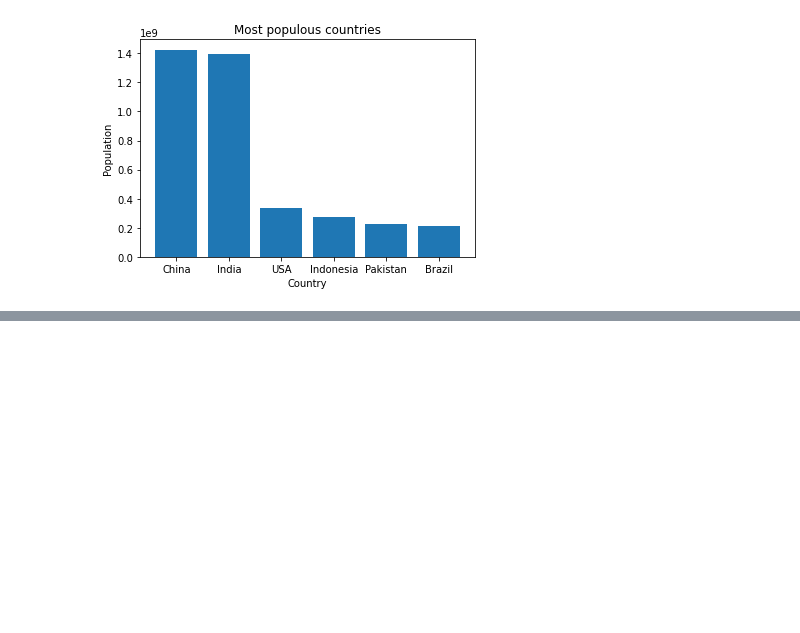
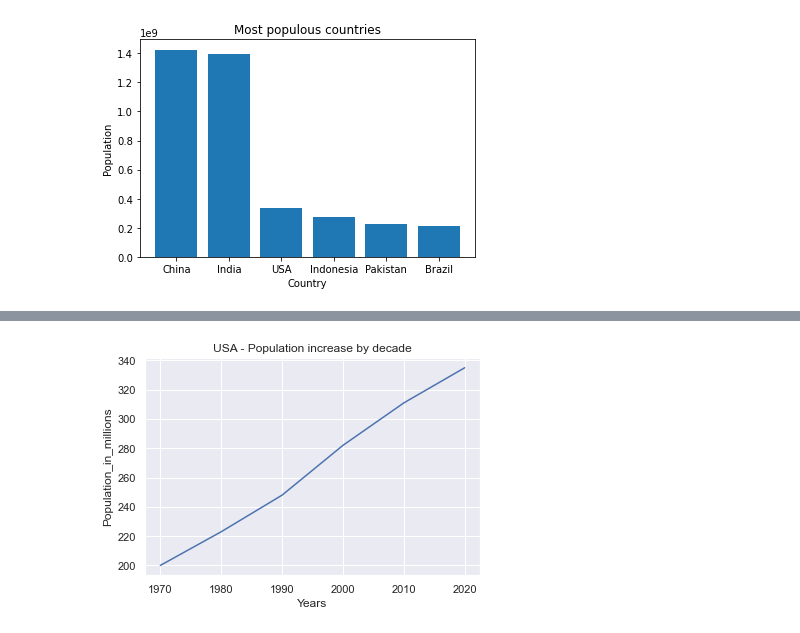
Before and after one commit to martincusack979/PFDA-project, a Jupyter notebook: PFDA Project.ipynb, the cells around one changed output, grey strips where cells are left out. Cells and saved outputs as stored; diff of their text form; code cells hidden in the pictures; blank space fills up the shorter version.

```diff
--- a/PFDA Project.ipynb
+++ b/PFDA Project.ipynb
@@ -129,0 +172,16 @@ df_topSix
+# %%
+# create arrays for Years and Populations
+Years = np.array(["1970", "1980", "1990", "2000", "2010", "2020"])
+Population_in_millions = np.array([200, 223, 248, 282, 311, 335])
+
+# convert to pandas dataframe
+d = {"Years": Years, "Population_in_millions": Population_in_millions}
+rate_increase = pd.DataFrame(d)
+
+# use seaborn to create lineplot
+sns.set(style='darkgrid')
+sns.lineplot(x="Years", y="Population_in_millions", data = rate_increase)
+plt.title("USA - Population increase by decade")
+plt.show()
+# %% [output]
+[figure, added]
```
Also changed, not shown: parts of 10 cells of this notebook.
